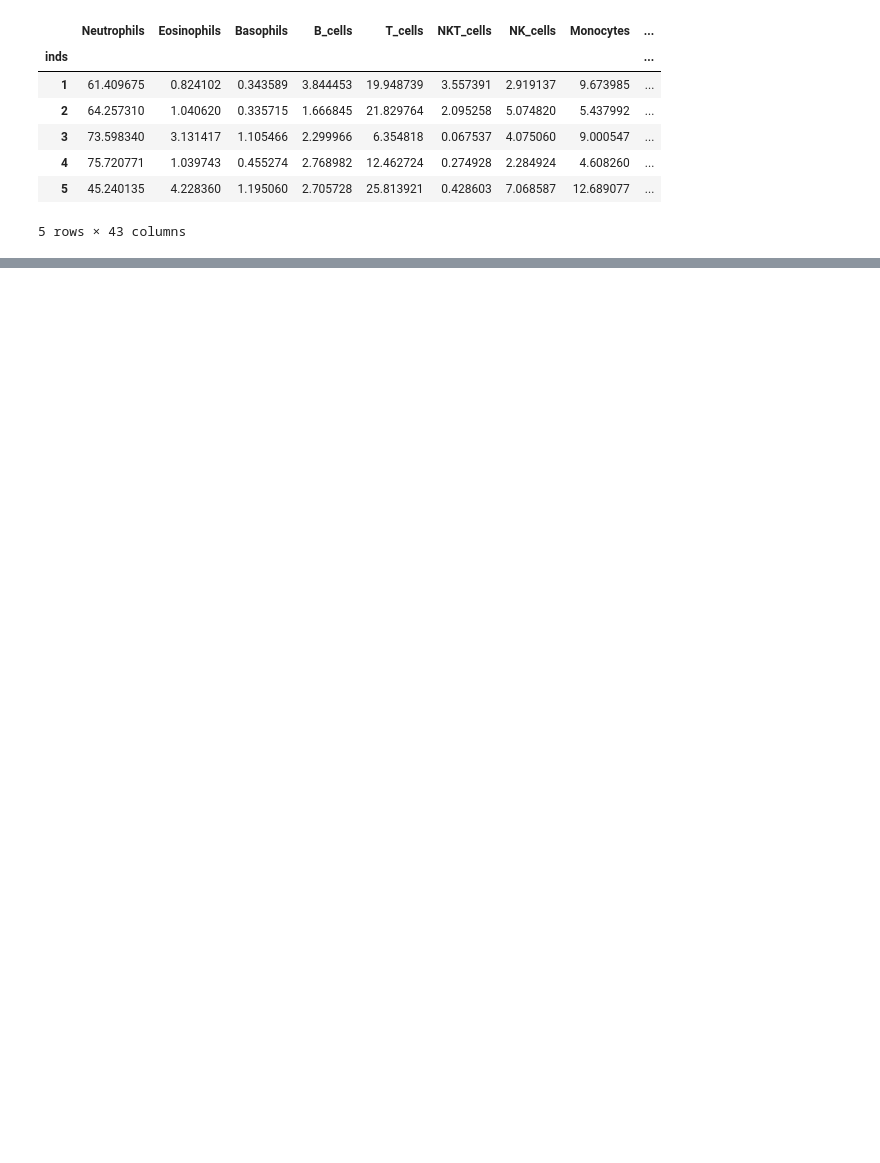
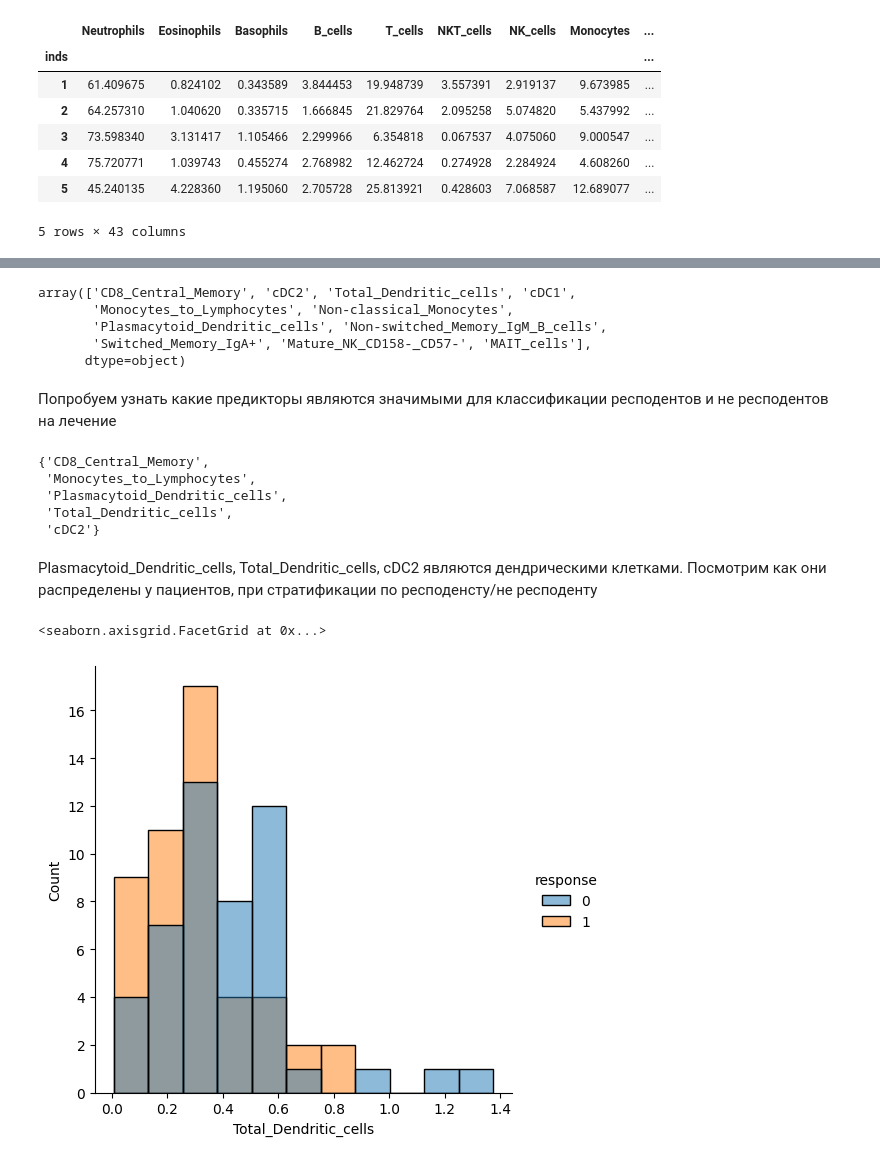
Before and after one commit to GlitchyHydra/boston_gene_test, a Jupyter notebook: task3.ipynb, the cells around one changed output, grey strips where cells are left out. Cells and saved outputs as stored; diff of their text form; code cells hidden in the pictures; blank space fills up the shorter version.

```diff
--- a/task3.ipynb
+++ b/task3.ipynb
@@ -170,0 +677,25 @@ dtype('int32')
+# %%
+log_best_cols_df1
+# %% [output]
+array(['CD8_Central_Memory', 'cDC2', 'Total_Dendritic_cells', 'cDC1',
+       'Monocytes_to_Lymphocytes', 'Non-classical_Monocytes',
+       'Plasmacytoid_Dendritic_cells', 'Non-switched_Memory_IgM_B_cells',
+       'Switched_Memory_IgA+', 'Mature_NK_CD158-_CD57-', 'MAIT_cells'],
+      dtype=object)
+# %% [markdown]
+Попробуем узнать какие предикторы являются значимыми для классификации респодентов и не респодентов на лечение
+# %%
+set(log_best_cols_df1) & set(xgb_best_cols_df1)
+# %% [output]
+{'CD8_Central_Memory',
+ 'Monocytes_to_Lymphocytes',
+ 'Plasmacytoid_Dendritic_cells',
+ 'Total_Dendritic_cells',
+ 'cDC2'}
+# %% [markdown]
+Plasmacytoid_Dendritic_cells, Total_Dendritic_cells, cDC2 являются дендрическими клетками. Посмотрим как они распределены у пациентов, при стратификации по респоденсту/не респоденту
+# %%
+sns.displot(df1, x='Total_Dendritic_cells', hue='response')
+# %% [output]
+<seaborn.axisgrid.FacetGrid at 0x...>
+[figure, added]
```
Also changed, not shown: parts of 146 cells of this notebook, 1 other file.
